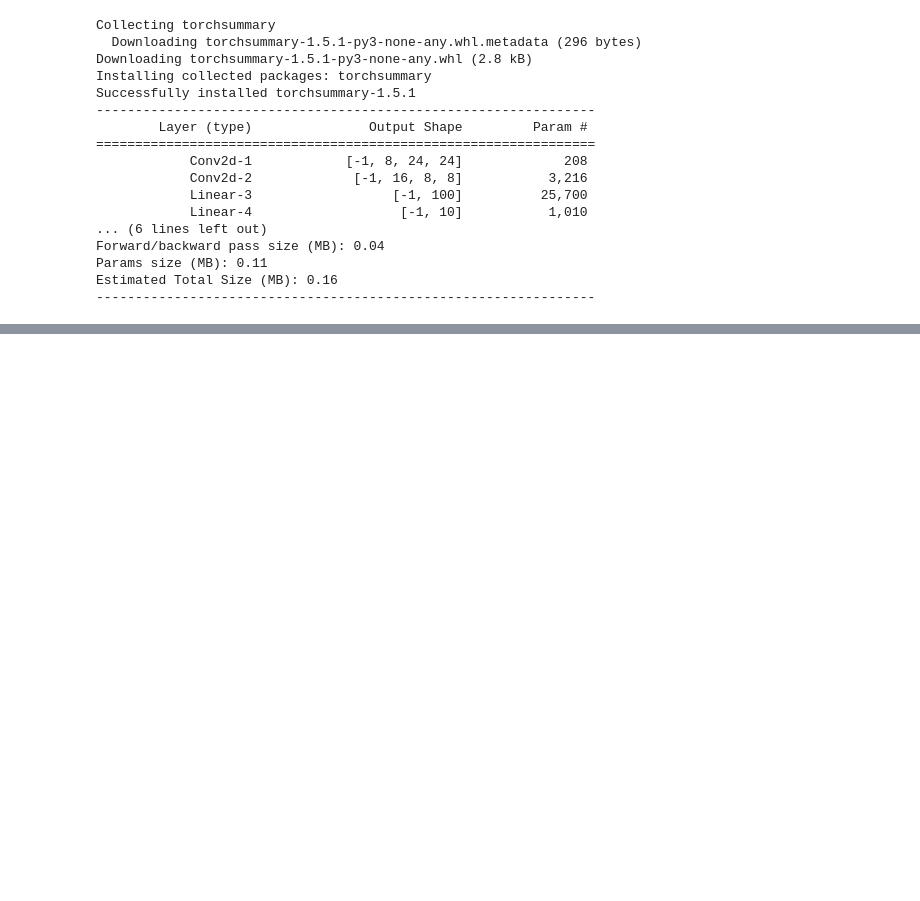
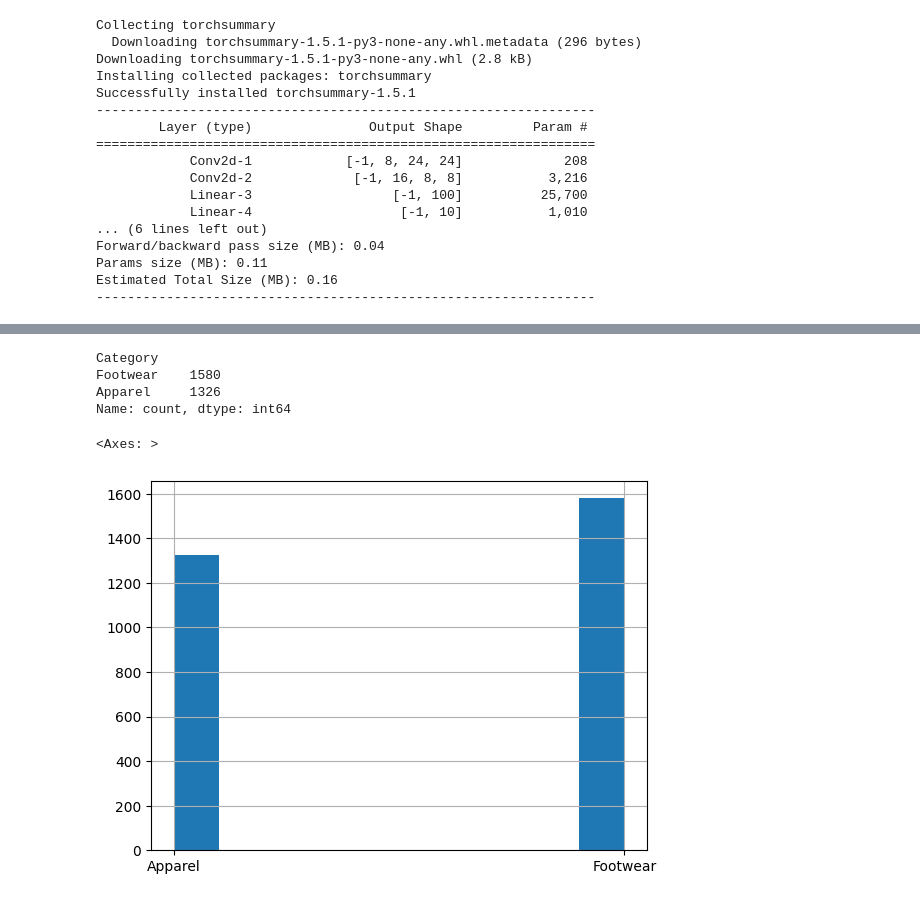
Before and after one commit to AleksandrMorozov123/Computer-vision-with-PyTorch, a Jupyter notebook: computer-vision-with-pytorch.ipynb, the cells around one changed output, grey strips where cells are left out. Drawn from its saved outputs; the diff is of its cells as text; code cells hidden in the pictures; blank space fills up the shorter version.

Commit message:
Kaggle Notebook | Computer vision with PyTorch | Version 5

```diff
--- a/computer-vision-with-pytorch.ipynb
+++ b/computer-vision-with-pytorch.ipynb
@@ -459,0 +462,6 @@ epoch: 4, train loss: 0.291774, val_loss: 0.374358, accuracy: 87.15
+# %%
+import pandas as pd
+
+path2csv = '/kaggle/input/fashion-images/data/fashion.csv'
+labels_df = pd.read_csv (path2csv)
+labels_df.head ()
@@ -459,0 +475,13 @@ epoch: 4, train loss: 0.291774, val_loss: 0.374358, accuracy: 87.15
+# %%
+print (labels_df ['Category'].value_counts ())
+# %% [output]
+Category
+Footwear    1580
+Apparel     1326
+Name: count, dtype: int64
+# %%
+%matplotlib inline
+labels_df['Category'].hist()
+# %% [output]
+<Axes: >
+[figure, added]
```
Also changed, not shown: parts of 6 cells of this notebook.
